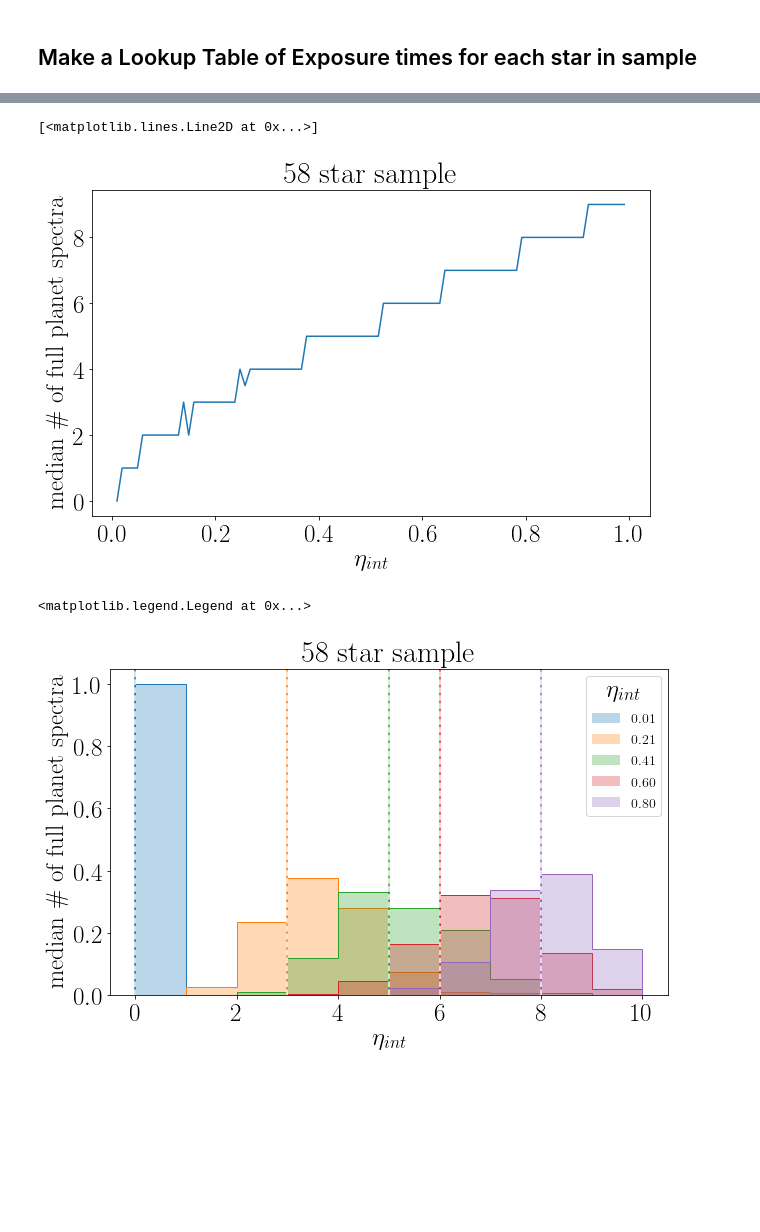
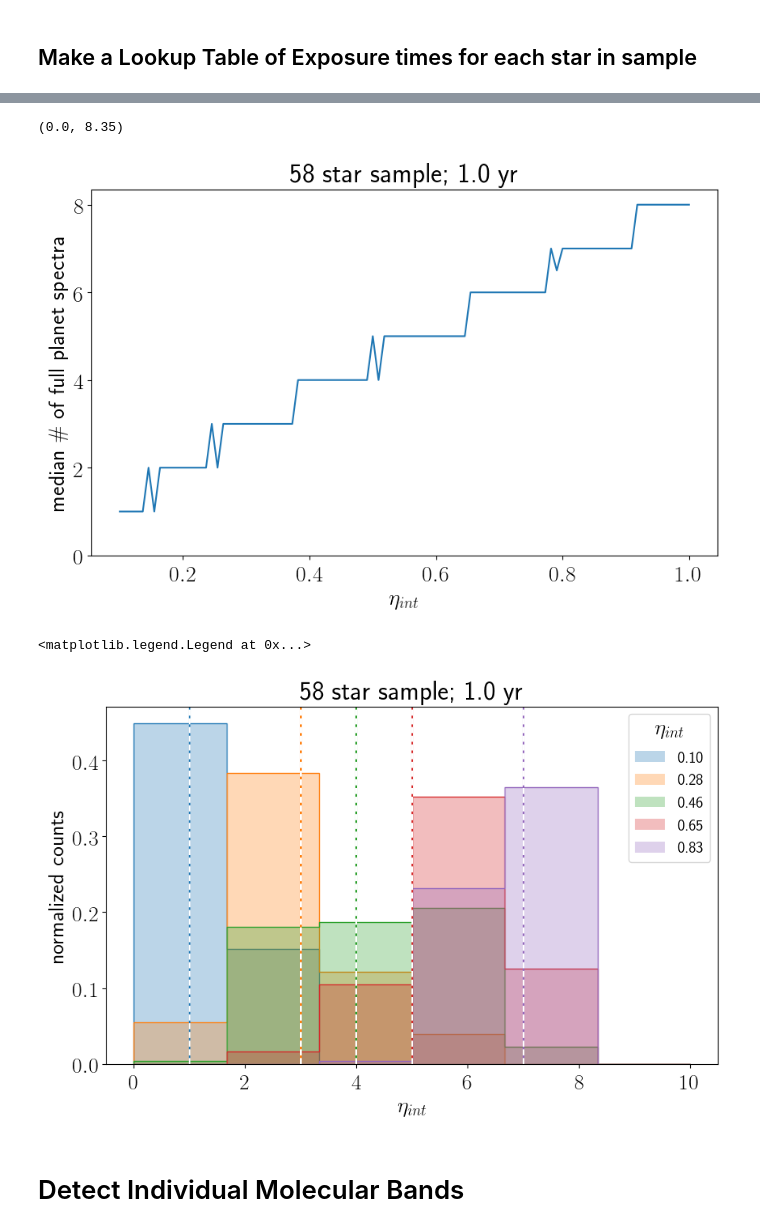
Before and after one commit to jlustigy/luvoir_hec_drm, a Jupyter notebook: notebooks/refining_spectroscopy.ipynb, the cells around one changed output, grey strips where cells are left out. Cells and saved outputs as stored; diff of their text form; code cells hidden in the pictures; blank space fills up the shorter version.

Commit message:
updates; removed duplicate stars from input catalog

```diff
--- a/notebooks/refining_spectroscopy.ipynb
+++ b/notebooks/refining_spectroscopy.ipynb
@@ -613,18 +606,5 @@ sample_complete_spectra(t_tots_N, completeness_N, Ndraw = Ndraw, Xdraw = Xdraw,
 # %% [markdown]
 # Calculate Randomly Sampled Exposure Times for Each Bandpass
-# %%
-tpbpcs_draws = []
-
-for ix in range(Xdraw):
-
-    tpbpcs_draws.append([])
-
-    # Randomly draw sample indices
-    idraw = np.random.choice(np.arange(NBIAS), size=Ndraw, replace=False)
-
-    for iy in range(Ndraw):
-
-        tpbpcs_draws[ix].append(tpbpcs[idraw[iy]])
 # %%
 tpbpcs_draws_stars = []
 tpbpcs_draws_tots = []
@@ -832,26 +812,34 @@ for itarget in range(Ndraw):
 # %% [markdown]
 ## Make a Lookup Table of Exposure times for each star in sample
 # %%
-tpbpcs_rect = []
+tpbpcs_rect = []    # Time per bandpass
+tpcs_rect = []      # Time per channel
 
 for idrew in range(NBIAS):
 
     tpbpcs_rect.append([])
+    tpcs_rect.append([])
     bp_names = []
 
     for ichan in range(len(spectroscopy.CHANNELS)):
+
+        tpcs_rect[idrew].append(0.0)
 
         for iband in range(len(tpbpcs[0][ichan])):
 
             bp_names.append("%s %i" %(spectroscopy.CHANNELS[ichan], iband+1))
             tpbpcs_rect[idrew].append(tpbpcs[idrew][ichan][iband])
+            tpcs_rect[idrew][ichan] += tpbpcs[idrew][ichan][iband]
 
 tpbpcs_rect = np.array(tpbpcs_rect)
+tpcs_rect = np.array(tpcs_rect)
 bp_names = np.array(bp_names)
 
 # Make infs --> nans
 infmask = ~np.isfinite(tpbpcs_rect)
 tpbpcs_rect[infmask] = np.nan
+infmask = ~np.isfinite(tpcs_rect)
+tpcs_rect[infmask] = np.nan
 # %%
 data = np.vstack([biased_sample["hip"],
                   biased_sample["stype"],
@@ -900,6 +886,7 @@ def count_star_wantexp(wantexp = 365. * 24., Ndraw = 5, Xdraw = 500):
     iband = 0
 
     Ns = np.zeros(Xdraw)
+    texps = np.zeros(Xdraw)
 
     for ix in range(Xdraw):
 
@@ -917,11 +904,12 @@ def count_star_wantexp(wantexp = 365. * 24., Ndraw = 5, Xdraw = 500):
         texp = 0.0
         iN = 0
 
-        while (texp < wantexp) and (iN < Ndraw):
+        while ((texp+tmp_draws[iN]) < wantexp) and (iN < Ndraw):
 
             texp += tmp_draws[iN]
             iN += 1
 
         Ns[ix] = iN
+        texps[ix] = texp
 
-    return Ns
+    return Ns, texps
@@ -945,40 +962,46 @@ ax.axvline(q_50, color = "w", ls = "dashed")
 # %%
 Xdraw = 500
-eta_interesting = np.linspace(0.01, 0.99, 100)
+eta_interesting = np.linspace(0.1, 1.0, 100)
 ns_eta = np.zeros((len(eta_interesting), Xdraw))
+texps_eta = np.zeros((len(eta_interesting), Xdraw))
 
 for i, e_i in enumerate(eta_interesting):
 
     Nd = int(np.floor(e_i * NBIAS))
 
-    ns_eta[i,:] = count_star_wantexp(Ndraw = Nd, Xdraw = Xdraw)
+    ns_eta[i,:], texps_eta[i,:] = count_star_wantexp(wantexp = wantexp_hr, Ndraw = Nd, Xdraw = Xdraw)
 # %%
 fig, ax = plt.subplots(figsize = (10,6))
 ax.set_xlabel("$\eta_{int}$")
 ax.set_ylabel("median \# of full planet spectra")
-ax.set_title("%i star sample" %NBIAS)
+ax.set_title("%i star sample; %.1f yr" %(NBIAS, wantexp_yr))
+#ax.errorbar(eta_interesting, np.median(ns_eta, axis = 1), yerr=np.std(ns_eta, axis = 1))
 ax.plot(eta_interesting, np.median(ns_eta, axis = 1))
+ax.set_ylim(bottom=0.0)
 # %% [output]
-[<matplotlib.lines.Line2D at 0x...>]
+(0.0, 8.35)
-[figure, old version]
+[figure, new version]
 # %%
 fig, ax = plt.subplots(figsize = (10,6))
 ax.set_xlabel("$\eta_{int}$")
-ax.set_ylabel("median \# of full planet spectra")
-ax.set_title("%i star sample" %NBIAS)
+ax.set_ylabel("normalized counts")
+#ax.set_ylabel("median \# of full planet spectra")
+ax.set_title("%i star sample; %.1f yr" %(NBIAS, wantexp_yr))
 
 xrange = (0, 10)
 
 ic = 0
 for i in range(0,ns_eta.shape[0])[::20]:
     c = "C%i" %ic
-    ax.hist(ns_eta[i,:], bins = 2*Ndraw, alpha = .3, color = c, label = "%0.2f" %eta_interesting[i], normed=True, range = xrange);
-    ax.hist(ns_eta[i,:], bins = 2*Ndraw, alpha = 1.0, histtype="step", color = c, normed=True, range = xrange);
+    ax.hist(ns_eta[i,:], bins = 6, alpha = .3, color = c, label = "%0.2f" %eta_interesting[i], normed=True, range = xrange);
+    ax.hist(ns_eta[i,:], bins = 6, alpha = 1.0, histtype="step", color = c, normed=True, range = xrange);
     ax.axvline(np.median(ns_eta[i,:]), color = c)
     ax.axvline(np.median(ns_eta[i,:]), color = "w", ls = "dashed")
     ic += 1
 
 ax.legend(title = "$\eta_{int}$", fontsize = 14, ncol = 1)
 # %% [output]
 <matplotlib.legend.Legend at 0x...>
-[figure, old version]
+[figure, new version]
+# %% [markdown]
+# Detect Individual Molecular Bands
```
Also changed, not shown: parts of 36 cells of this notebook, 2 other files.
